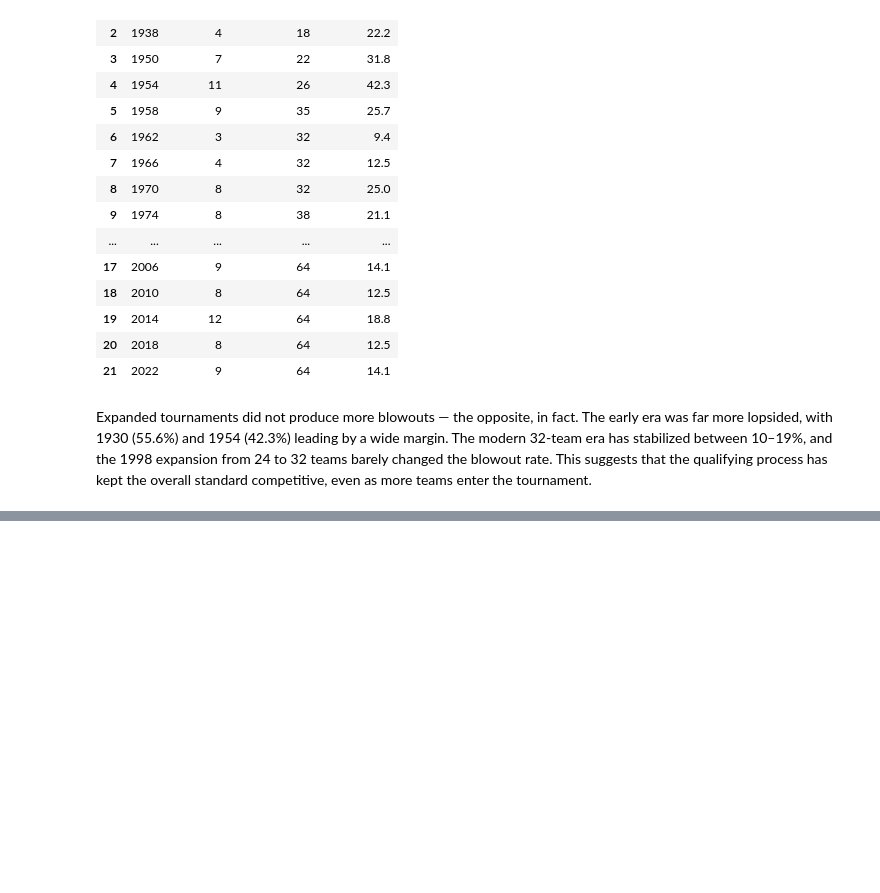
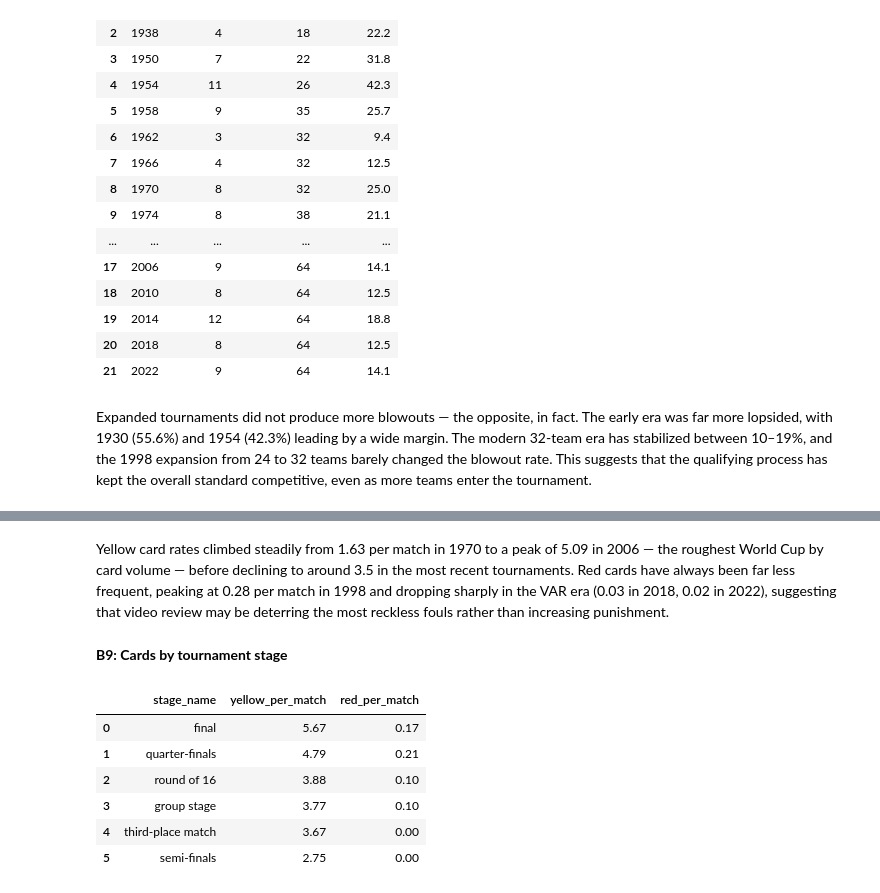
Before and after one commit to Nade94/data-analytics-portfolio-projects, a Jupyter notebook: world-cup-analysis/notebooks/worldcup_analysis.ipynb, the cells around one changed output, grey strips where cells are left out. Drawn from its saved outputs; the diff is of its cells as text; code cells hidden in the pictures; blank space fills up the shorter version.

```diff
--- a/world-cup-analysis/notebooks/worldcup_analysis.ipynb..ipynb
+++ b/world-cup-analysis/notebooks/worldcup_analysis.ipynb
@@ -411,0 +446,29 @@ Expanded tournaments did not produce more blowouts — the opposite, in fact. Th
+# %% [markdown]
+Yellow card rates climbed steadily from 1.63 per match in 1970 to a peak of 5.09 in 2006 — the roughest World Cup by card volume — before declining to around 3.5 in the most recent tournaments. Red cards have always been far less frequent, peaking at 0.28 per match in 1998 and dropping sharply in the VAR era (0.03 in 2018, 0.02 in 2022), suggesting that video review may be deterring the most reckless fouls rather than increasing punishment.
+# %% [markdown]
+**B9: Cards by tournament stage**
+# %%
+cards_by_stage = pd.read_sql("""
+                                SELECT stage_name, ROUND(yellow_cards * 1.0 / total_matches, 2) AS yellow_per_match,
+                                ROUND(red_cards * 1.0 / total_matches, 2) AS red_per_match
+                                FROM (
+                                    SELECT stage_name, SUM(yellow_card) AS yellow_cards, SUM(red_card) AS red_cards
+                                    FROM bookings
+                                    WHERE tournament_name LIKE '%FIFA Men''s World Cup' AND tournament_name LIKE '20%'
+                                    GROUP BY stage_name) AS card_counts
+                                INNER JOIN (
+                                    SELECT stage_name, COUNT(match_name) AS total_matches
+                                    FROM matches
+                                    WHERE tournament_name LIKE '%FIFA Men''s World Cup' AND tournament_name LIKE '20%'
+                                    GROUP BY stage_name) AS match_count
+                                USING(stage_name)
+                                ORDER BY yellow_per_match DESC """, conn)
+cards_by_stage
+# %% [output]
+|  | stage_name | yellow_per_match | red_per_match |
+| 0 | final | 5.67 | 0.17 |
+| 1 | quarter-finals | 4.79 | 0.21 |
+| 2 | round of 16 | 3.88 | 0.10 |
+| 3 | group stage | 3.77 | 0.10 |
+| 4 | third-place match | 3.67 | 0.00 |
+| 5 | semi-finals | 2.75 | 0.00 |
```
Also changed, not shown: parts of 7 cells of this notebook.
